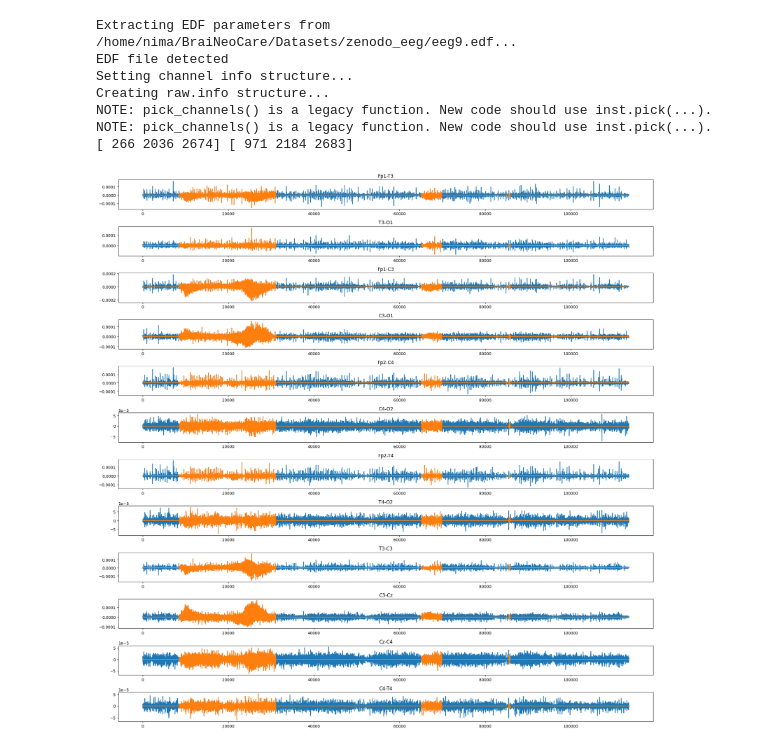
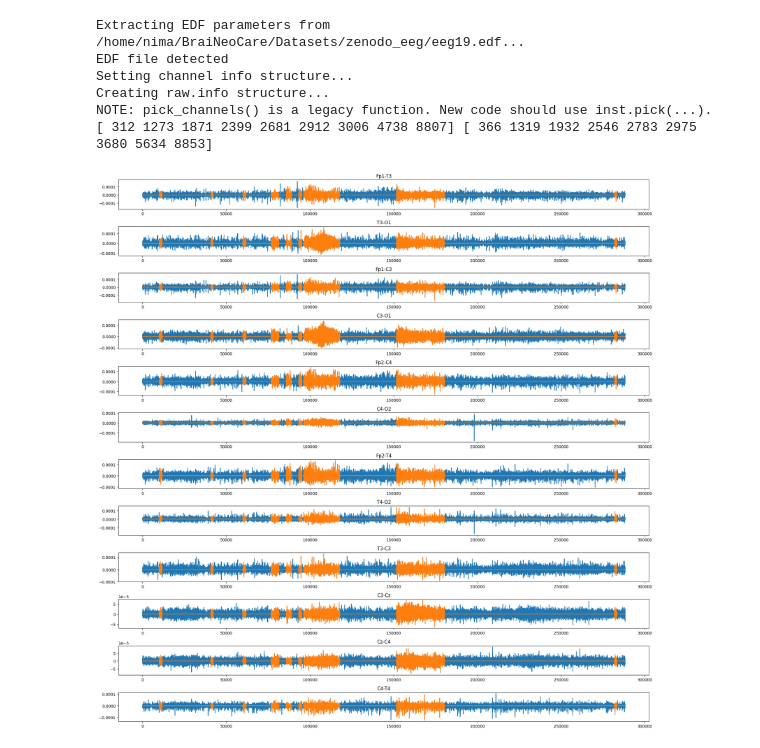
Before and after one commit to Dinuka-1999/BraiNeoCare, a Jupyter notebook: XAImodel.ipynb, the cells around one changed output. Drawn from its saved outputs; the diff is of its cells as text; code cells hidden in the pictures.

```diff
--- a/XAImodel.ipynb
+++ b/XAImodel.ipynb
@@ -28,14 +28,13 @@ For more information see: https://github.com/tensorflow/addons/issues/2807
 
   warnings.warn(
 # %%
-EEG,labels=rs.read_file("../BraiNeoCare/Datasets/zenodo_eeg/eeg9.edf",9)
+EEG,labels=rs.read_file("../BraiNeoCare/Datasets/zenodo_eeg/eeg19.edf",19)
 # %% [output]
-Extracting EDF parameters from /home/nima/BraiNeoCare/Datasets/zenodo_eeg/eeg9.edf...
+Extracting EDF parameters from /home/nima/BraiNeoCare/Datasets/zenodo_eeg/eeg19.edf...
 EDF file detected
 Setting channel info structure...
 Creating raw.info structure...
 NOTE: pick_channels() is a legacy function. New code should use inst.pick(...).
-NOTE: pick_channels() is a legacy function. New code should use inst.pick(...).
-[ 266 2036 2674] [ 971 2184 2683]
+[ 312 1273 1871 2399 2681 2912 3006 4738 8807] [ 366 1319 1932 2546 2783 2975 3680 5634 8853]
-[figure, old version]
+[figure, new version]
 # %%
```
Also changed, not shown: parts of 9 cells of this notebook, 12 other files.
